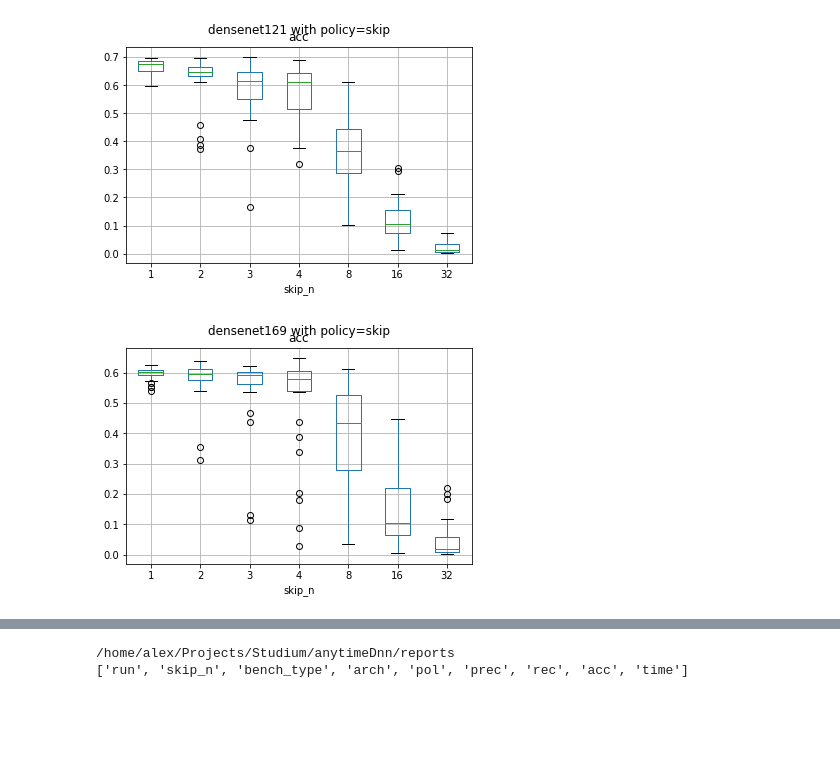
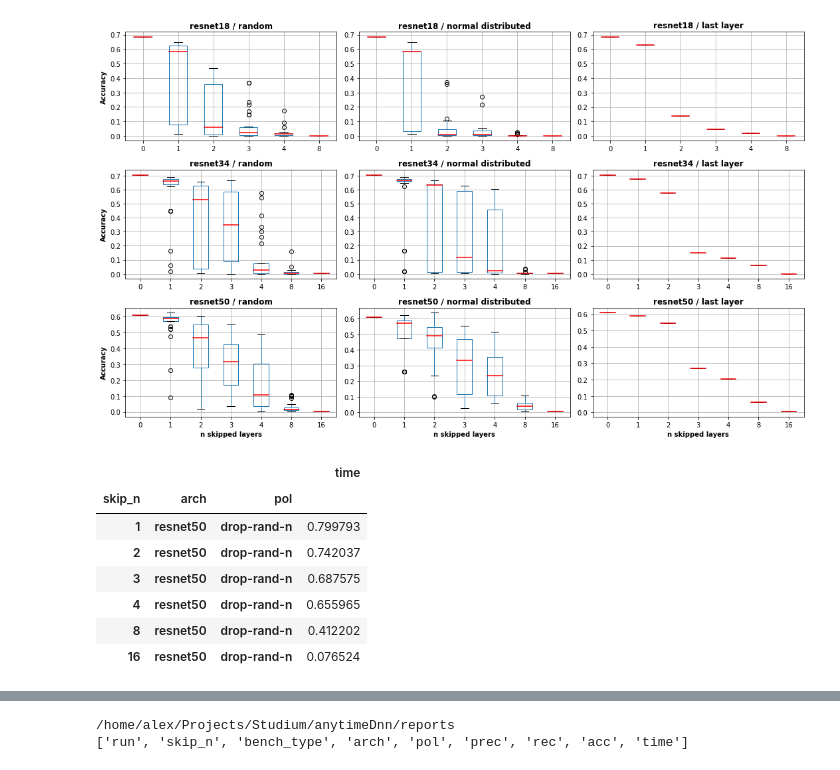
Before and after one commit to a-luengen/anytimeDnn, a Jupyter notebook: reports/benchmark_data_test.ipynb, the cells around one changed output, grey strips where cells are left out. Saved outputs shown, nothing was run; the diff lists cells and outputs as text; code cells hidden in the pictures; blank space fills up the shorter version.

```diff
--- a/reports/benchmark_data_test.ipynb
+++ b/reports/benchmark_data_test.ipynb
@@ -210,10 +152,31 @@ printBoxPlotForArchAndPol(q_df, 'densenet121', 'skip-last')
-# %%
-# skip random n layers
-printBoxPlotForArchAndPol(q_df, 'densenet121', 'skip')
-# %% [output]
-[figure, removed]
-# %%
-# skip random n layers
-printBoxPlotForArchAndPol(q_df, 'densenet169', 'skip')
-# %% [output]
-[figure, removed]
+# %%
+fig, axes = plt.subplots(nrows=3, ncols=3, figsize=(15, 9))
+
+r_archs = ['resnet18', 'resnet34', 'resnet50']
+r_pols = ['drop-rand-n', 'drop-norm-n', 'drop-last-rand-n']
+
+for i, arch in enumerate(r_archs):
+    for j, pol in enumerate(r_pols):
+        printBoxPlotForArchAndPol(q_df, arch, pol, axes[i, j], i, j, last_idx=len(r_archs) - 1)
+
+fig.tight_layout()
+plt.show()
+# %% [output]
+[figure, added]
+# %%
+temp_df = s_df.query('arch == "resnet50" and pol == "drop-rand-n"')
+
+temp_df
+
+temp_df = temp_df.groupby(['skip_n', 'arch', 'pol']).agg({'time': 'mean'})
+
+temp_df
+# %% [output]
+|  |  |  | time |
+| skip_n | arch | pol |  |
+| 1 | resnet50 | drop-rand-n | 0.799793 |
+| 2 | resnet50 | drop-rand-n | 0.742037 |
+| 3 | resnet50 | drop-rand-n | 0.687575 |
+| 4 | resnet50 | drop-rand-n | 0.655965 |
+| 8 | resnet50 | drop-rand-n | 0.412202 |
+| 16 | resnet50 | drop-rand-n | 0.076524 |
```
Also changed, not shown: parts of 16 cells of this notebook.
